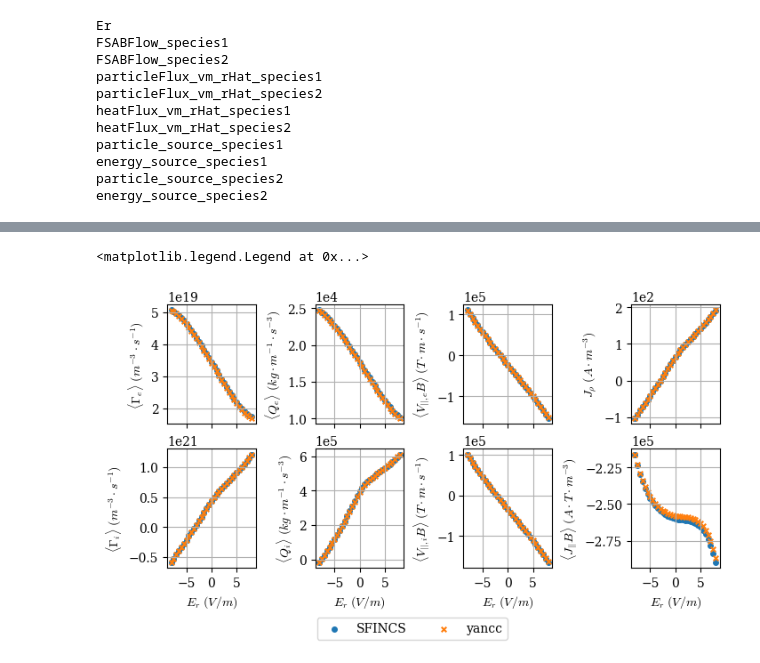
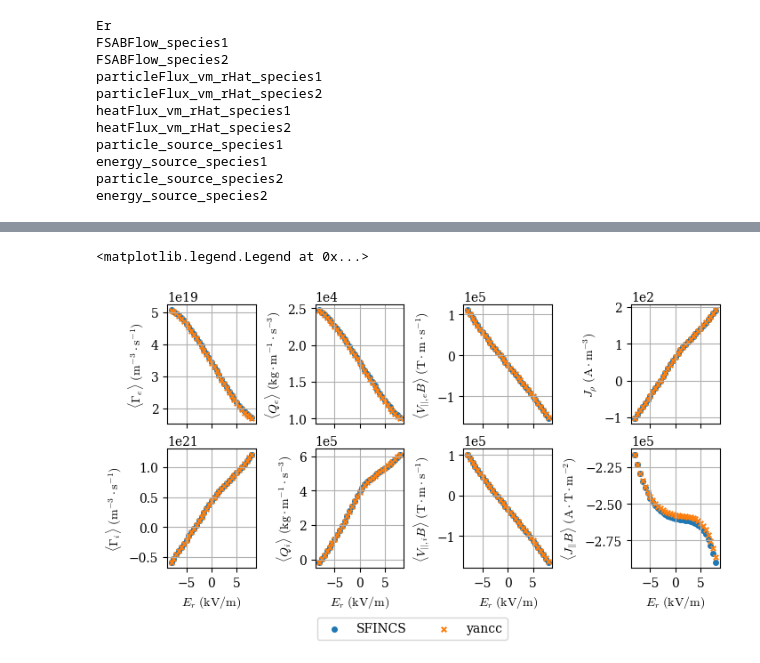
Before and after one commit to f0uriest/yancc, a Jupyter notebook: publications/conlin2026/benchmark_ncsx_er_scan_two_species.ipynb, the cells around one changed output, grey strips where cells are left out. Saved outputs shown, nothing was run; the diff lists cells and outputs as text; code cells hidden in the pictures.

```diff
--- a/publications/conlin2026/benchmark_ncsx_er_scan_two_species.ipynb
+++ b/publications/conlin2026/benchmark_ncsx_er_scan_two_species.ipynb
@@ -260,41 +256,41 @@ ax[0, 3].scatter(
     / jrscale
     / field.a_minor,
     marker="o",
 )
 ax[1, 3].scatter(
     sfincs_data["Er"],
     (sfincs_data["FSABFlow_species2"] - sfincs_data["FSABFlow_species1"]) / jbscale,
     marker="o",
     label="SFINCS",
 )
 
 
 ax[0, 0].scatter(sfincs_data["Er"], yancc_fluxes["particleFlux_vm_rN"][0], marker="x")
 ax[1, 0].scatter(sfincs_data["Er"], yancc_fluxes["particleFlux_vm_rN"][1], marker="x")
 ax[0, 1].scatter(sfincs_data["Er"], yancc_fluxes["heatFlux_vm_rN"][0], marker="x")
 ax[1, 1].scatter(sfincs_data["Er"], yancc_fluxes["heatFlux_vm_rN"][1], marker="x")
 ax[0, 2].scatter(sfincs_data["Er"], yancc_fluxes["FSABFlow"][0], marker="x")
 ax[1, 2].scatter(sfincs_data["Er"], yancc_fluxes["FSABFlow"][1], marker="x")
 ax[0, 3].scatter(sfincs_data["Er"], yancc_fluxes["J_rho"], marker="x")
 ax[1, 3].scatter(sfincs_data["Er"], yancc_fluxes["J||B"], marker="x", label="yancc")
 for i in range(2):
     for j in range(4):
         ax[i, j].grid(True)
         ax[i, j].ticklabel_format(axis="y", style="sci", scilimits=(0, 0))
         if i == 1:
-            ax[i, j].set_xlabel("$E_r ~(V/m)$")
+            ax[i, j].set_xlabel("$E_r ~(\\mathrm{kV/m})$")
 
-ax[0, 0].set_ylabel(r"$\langle \Gamma_e \rangle ~ (m^{-3} \cdot s^{-1})$")
-ax[1, 0].set_ylabel(r"$\langle \Gamma_i \rangle ~ (m^{-3} \cdot s^{-1})$")
-ax[0, 1].set_ylabel(r"$\langle Q_e \rangle ~ (kg \cdot m^{-1} \cdot s^{-3})$")
-ax[1, 1].set_ylabel(r"$\langle Q_i \rangle ~ (kg \cdot m^{-1} \cdot s^{-3})$")
-ax[0, 2].set_ylabel(r"$\langle V_{||,e}B \rangle ~(T \cdot m \cdot s^{-1})$")
-ax[1, 2].set_ylabel(r"$\langle V_{||,i}B \rangle ~(T \cdot m \cdot s^{-1})$")
-ax[0, 3].set_ylabel(r"$J_\rho ~ (A \cdot m^{-3})$")
-ax[1, 3].set_ylabel(r"$\langle J_{||} B \rangle ~ (A \cdot T \cdot m^{-3})$")
+ax[0, 0].set_ylabel(r"$\langle \Gamma_e \rangle ~ (\mathrm{m^{-3} \cdot s^{-1}})$")
+ax[1, 0].set_ylabel(r"$\langle \Gamma_i \rangle ~ (\mathrm{m^{-3} \cdot s^{-1}})$")
+ax[0, 1].set_ylabel(r"$\langle Q_e \rangle ~ (\mathrm{kg \cdot m^{-1} \cdot s^{-3}})$")
+ax[1, 1].set_ylabel(r"$\langle Q_i \rangle ~ (\mathrm{kg \cdot m^{-1} \cdot s^{-3}})$")
+ax[0, 2].set_ylabel(r"$\langle V_{||,e}B \rangle ~(\mathrm{T \cdot m \cdot s^{-1}})$")
+ax[1, 2].set_ylabel(r"$\langle V_{||,i}B \rangle ~(\mathrm{T \cdot m \cdot s^{-1}})$")
+ax[0, 3].set_ylabel(r"$J_\rho ~ (\mathrm{A \cdot m^{-3}})$")
+ax[1, 3].set_ylabel(r"$\langle J_{||} B \rangle ~ (\mathrm{A \cdot T \cdot m^{-2}})$")
 fig.legend(loc="outside lower center", ncols=2)
 # fig.set_tight_layout(True)
 # %% [output]
 <matplotlib.legend.Legend at 0x...>
-[figure, old version]
+[figure, new version]
 # %%
```
Also changed, not shown: parts of 4 cells of this notebook, 46 other files.
